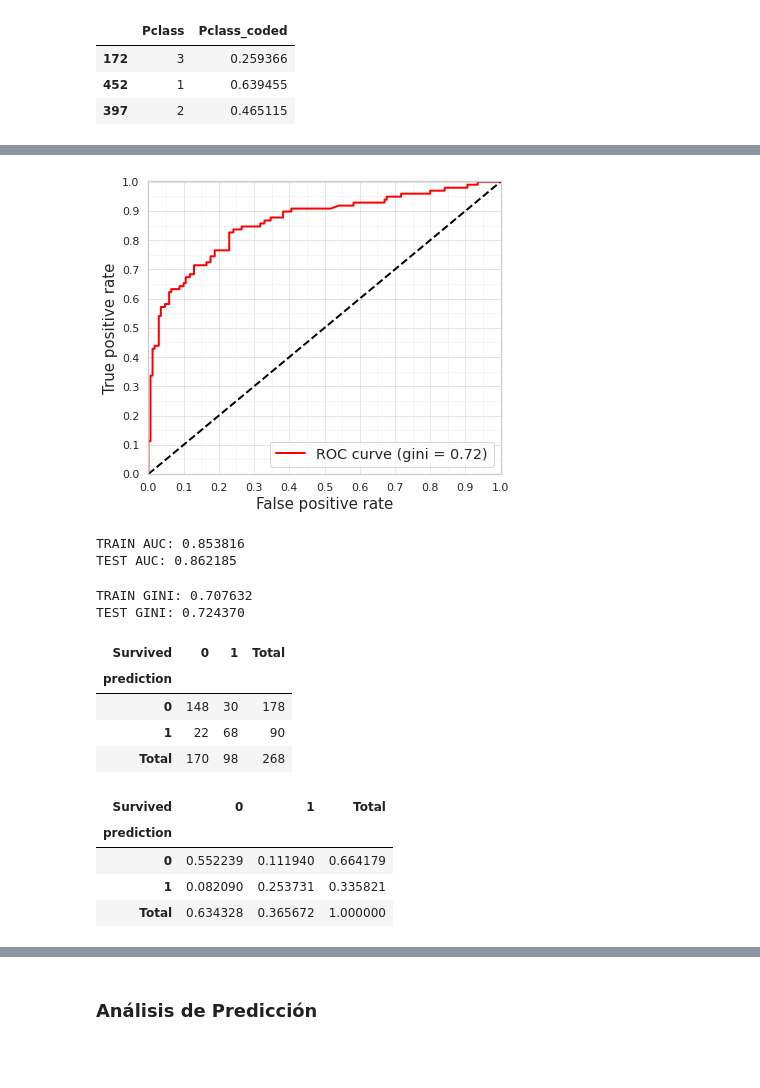
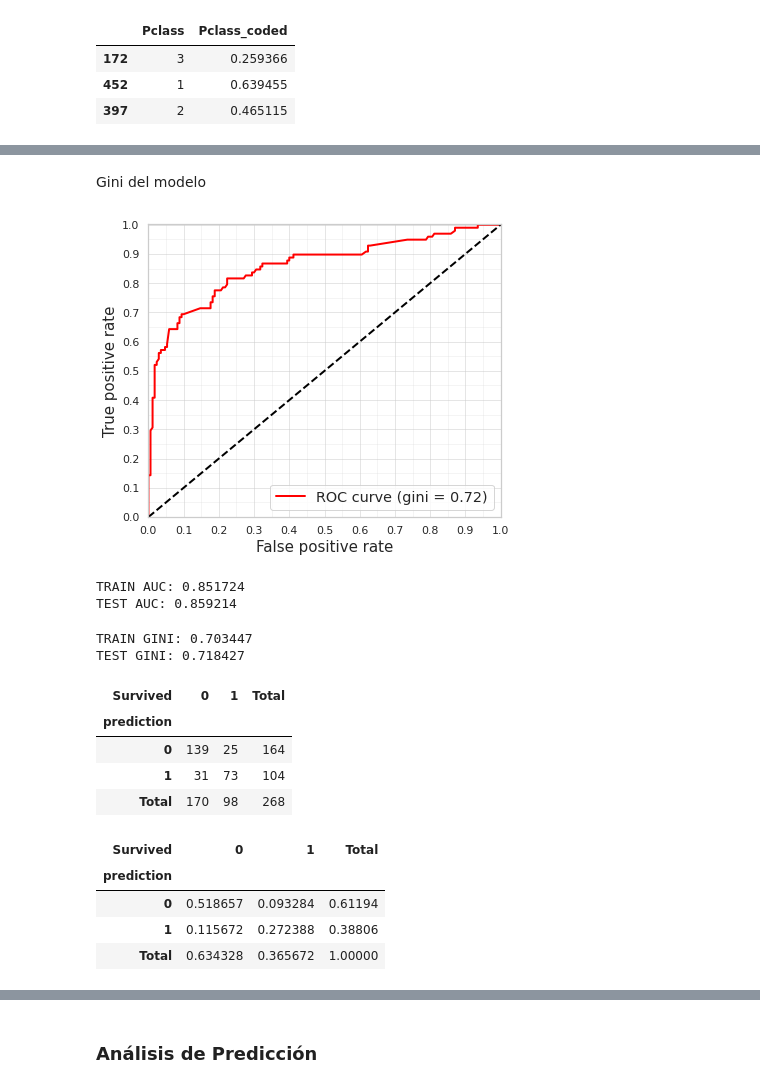
Before and after one commit to JCaballerot/Machine-Learning-Program, a Jupyter notebook: Supervised_models/Logistic_regression/Lab_Titanic.ipynb, the cells around one changed output, grey strips where cells are left out. Drawn from its saved outputs; the diff is of its cells as text; code cells hidden in the pictures; blank space fills up the shorter version.

```diff
--- a/Supervised_models/Logistic_regression/Lab_Titanic.ipynb
+++ b/Supervised_models/Logistic_regression/Lab_Titanic.ipynb
@@ -566,0 +455,19 @@ sns.displot(X_test, x="probability", hue = 'Survived', kind="kde", fill=True)
+# %%
+#Variables para el modelo
+
+numFeatures = ['Age_per','Fare_per','SibSp_per','Parch_per']
+catFeatures = ['Pclass_coded', 'Sex_coded', 'Embarked_coded']
+
+X_train = train_II[numFeatures + catFeatures]
+X_test  = test_II[numFeatures + catFeatures]
+
+y_train = train.Survived
+y_test  = test.Survived
+# %%
+import statsmodels.api as sm
+
+# Fit and summarize OLS model
+mod = sm.Logit(y_train, sm.add_constant(X_train))
+res = mod.fit()
+
+print(res.summary())
@@ -566,0 +492,11 @@ sns.displot(X_test, x="probability", hue = 'Survived', kind="kde", fill=True)
+# %%
+import statsmodels.api as sm
+# Método Backward
+
+mod_features = list(set(numFeatures + catFeatures) - set(['Fare_per', 'Parch_per', 'Embarked_coded']))
+
+# Fit and summarize OLS model
+mod = sm.Logit(y_train, sm.add_constant(X_train[mod_features]))
+res = mod.fit()
+
+print(res.summary())
@@ -566,0 +549,10 @@ sns.displot(X_test, x="probability", hue = 'Survived', kind="kde", fill=True)
+# %%
+# Usando el modelo para predecir
+
+train_II['probability'] = res.predict(sm.add_constant(train_II[mod_features]))
+test_II['probability']  = res.predict(sm.add_constant(test_II[mod_features]))
+
+train_II['prediction'] = train_II['probability'].apply(lambda x: 1 if x >= 0.5 else 0)
+test_II['prediction']  = test_II['probability'].apply(lambda x: 1 if x >= 0.5 else 0)
+
+test_II['Survived'] = y_test
@@ -567,3 +569,5 @@ sns.displot(X_test, x="probability", hue = 'Survived', kind="kde", fill=True)
+# %% [markdown]
+Gini del modelo
 # %%
 from sklearn.metrics import *
 # %%
@@ -616,43 +620,43 @@ def plot_roc_curve(y_true, y_score, filepath=None, line_width=2, width=12,
     else:
         plt.show()
 # %%
-plot_roc_curve(y_test, X_test.probability, width=6, height=5)
+plot_roc_curve(y_test, test_II.probability, width=6, height=5)
 # %% [output]
-[figure, old version]
+[figure, new version]
 # %%
 # AUC
 
-print('TRAIN AUC: %f' %(roc_auc_score(y_train, X_train.probability)))
-print('TEST AUC: %f' %(roc_auc_score(y_test, X_test.probability)))
+print('TRAIN AUC: %f' %(roc_auc_score(y_train, train_II.probability)))
+print('TEST AUC: %f' %(roc_auc_score(y_test, test_II.probability)))
 # %% [output]
-TRAIN AUC: 0.853816
-TEST AUC: 0.862185
+TRAIN AUC: 0.851724
+TEST AUC: 0.859214
 # %%
 # GINI
 
-print('TRAIN GINI: %f' %(roc_auc_score(y_train, X_train.probability)*2-1))
-print('TEST GINI: %f' %(roc_auc_score(y_test, X_test.probability)*2-1))
+print('TRAIN GINI: %f' %(roc_auc_score(y_train, train_II.probability)*2-1))
+print('TEST GINI: %f' %(roc_auc_score(y_test, test_II.probability)*2-1))
 # %% [output]
-TRAIN GINI: 0.707632
-TEST GINI: 0.724370
+TRAIN GINI: 0.703447
+TEST GINI: 0.718427
 # %%
 # Tablas cruzadas
 
-pd.crosstab(X_test.prediction, y_test, margins=True, margins_name="Total")
+pd.crosstab(test_II.prediction, y_test, margins=True, margins_name="Total")
 # %% [output]
 | Survived | 0 | 1 | Total |
 | prediction |  |  |  |
-| 0 | 148 | 30 | 178 |
-| 1 | 22 | 68 | 90 |
+| 0 | 139 | 25 | 164 |
+| 1 | 31 | 73 | 104 |
 | Total | 170 | 98 | 268 |
 # %%
-pd.crosstab(X_test.prediction, y_test, margins=True, margins_name="Total", normalize=True)
+pd.crosstab(test_II.prediction, y_test, margins=True, margins_name="Total", normalize=True)
 # %% [output]
 | Survived | 0 | 1 | Total |
 | prediction |  |  |  |
-| 0 | 0.552239 | 0.111940 | 0.664179 |
-| 1 | 0.082090 | 0.253731 | 0.335821 |
-| Total | 0.634328 | 0.365672 | 1.000000 |
+| 0 | 0.518657 | 0.093284 | 0.61194 |
+| 1 | 0.115672 | 0.272388 | 0.38806 |
+| Total | 0.634328 | 0.365672 | 1.00000 |
 # %%
 # ACCURACY
 
```
Also changed, not shown: parts of 74 cells of this notebook.
